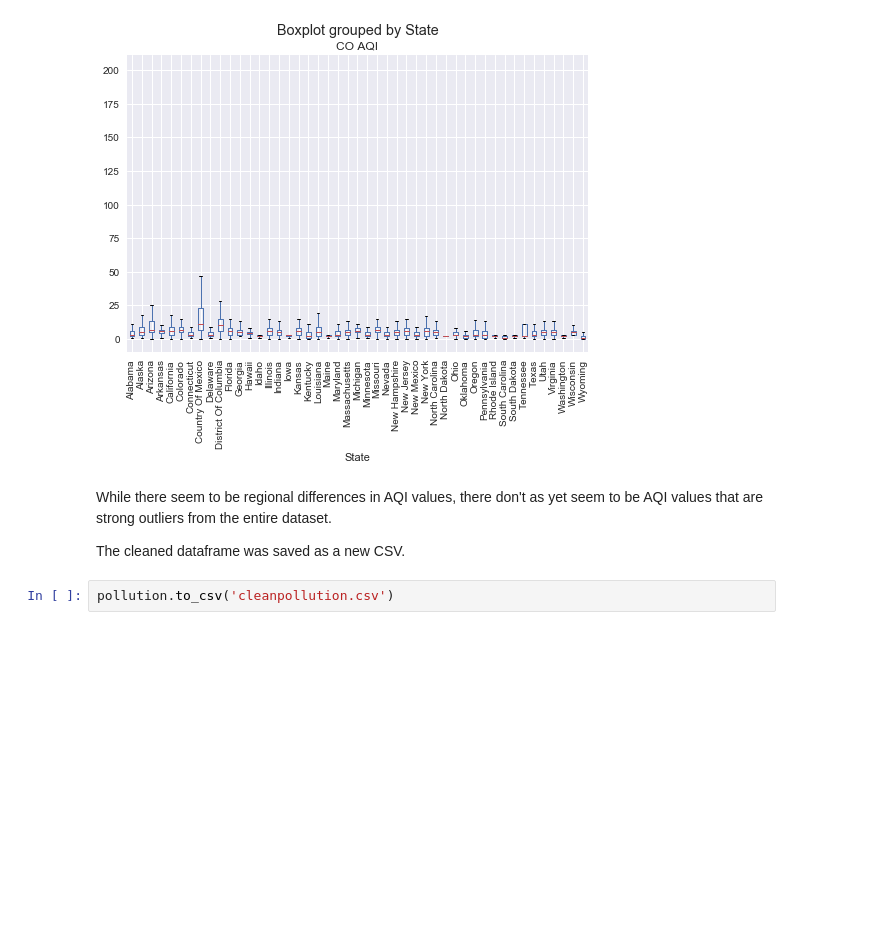
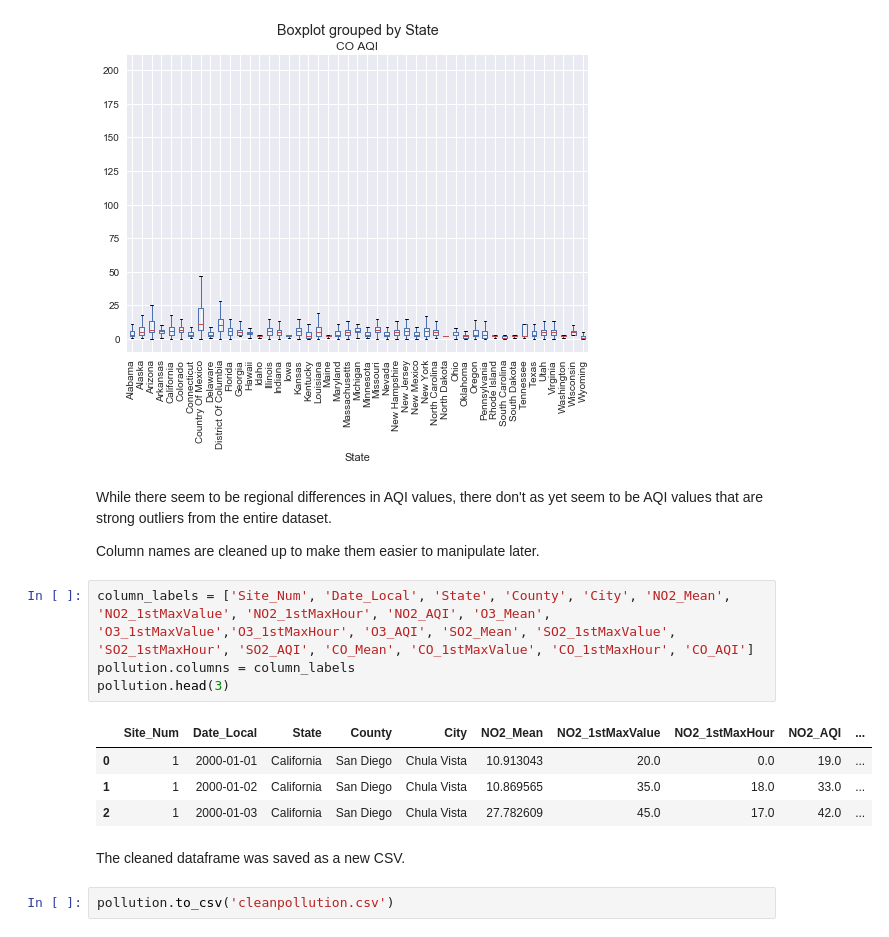
Before and after one commit to bouncebarkrun/Springboard-Data-Science-Career-Track, a Jupyter notebook: 1st Capstone Project/Capstone 1 Data Wrangling.ipynb, the cells around one changed output. Saved outputs shown, nothing was run; the diff lists cells and outputs as text; blank space fills up the shorter version.

```diff
--- a/1st Capstone Project/Capstone 1 Data Wrangling.ipynb
+++ b/1st Capstone Project/Capstone 1 Data Wrangling.ipynb
@@ -234,6 +234,17 @@ plt.show()
 # %% [markdown]
 While there seem to be regional differences in AQI values, there don't as yet seem to be AQI values that are strong outliers from the entire dataset.
 
-The cleaned dataframe was saved as a new CSV.
+Column names are cleaned up to make them easier to manipulate later.
+# %%
+column_labels = ['Site_Num', 'Date_Local', 'State', 'County', 'City', 'NO2_Mean', 'NO2_1stMaxValue', 'NO2_1stMaxHour', 'NO2_AQI', 'O3_Mean', 'O3_1stMaxValue','O3_1stMaxHour', 'O3_AQI', 'SO2_Mean', 'SO2_1stMaxValue', 'SO2_1stMaxHour', 'SO2_AQI', 'CO_Mean', 'CO_1stMaxValue', 'CO_1stMaxHour', 'CO_AQI']
+pollution.columns = column_labels
+pollution.head(3)
+# %% [output]
+|  | Site_Num | Date_Local | State | County | City | NO2_Mean | NO2_1stMaxValue | NO2_1stMaxHour | NO2_AQI | ... |
+| 0 | 1 | 2000-01-01 | California | San Diego | Chula Vista | 10.913043 | 20.0 | 0.0 | 19.0 | ... |
+| 1 | 1 | 2000-01-02 | California | San Diego | Chula Vista | 10.869565 | 35.0 | 18.0 | 33.0 | ... |
+| 2 | 1 | 2000-01-03 | California | San Diego | Chula Vista | 27.782609 | 45.0 | 17.0 | 42.0 | ... |
+# %% [markdown]
+The cleaned dataframe was saved as a new CSV.
 # %%
 pollution.to_csv('cleanpollution.csv')
```
